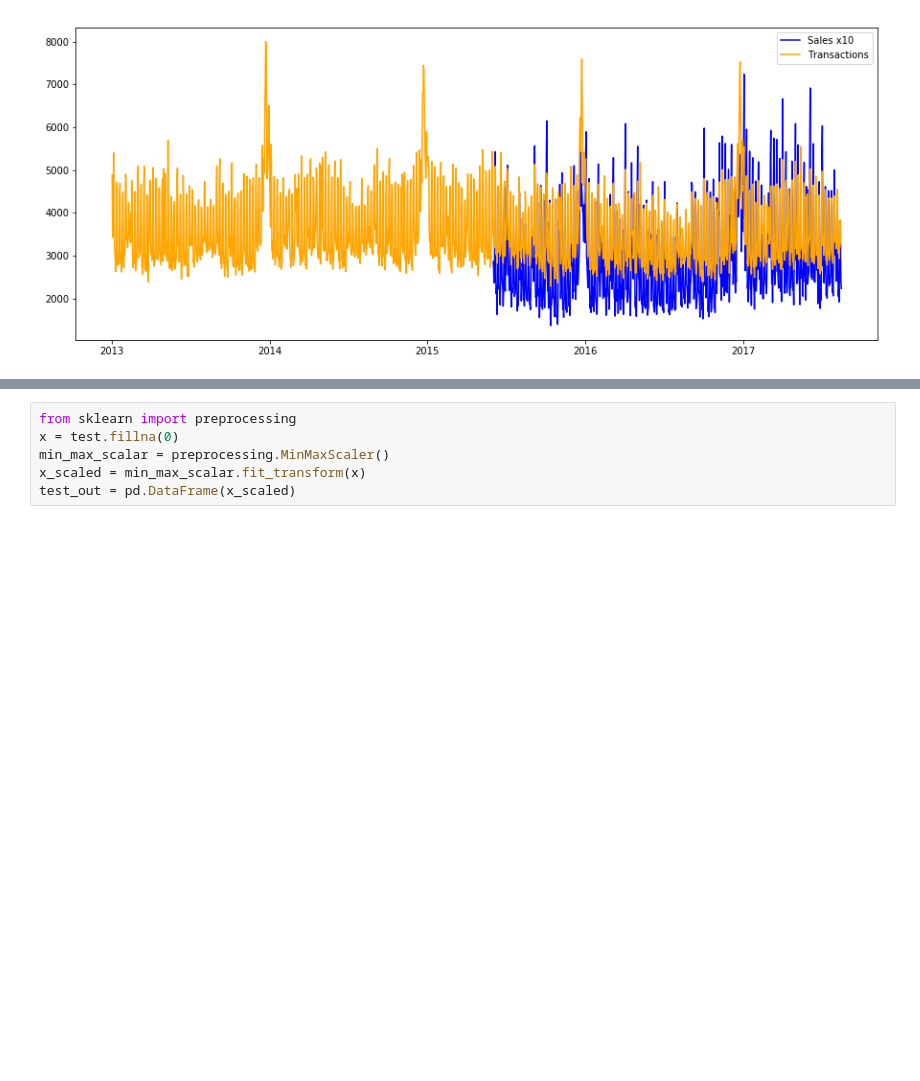
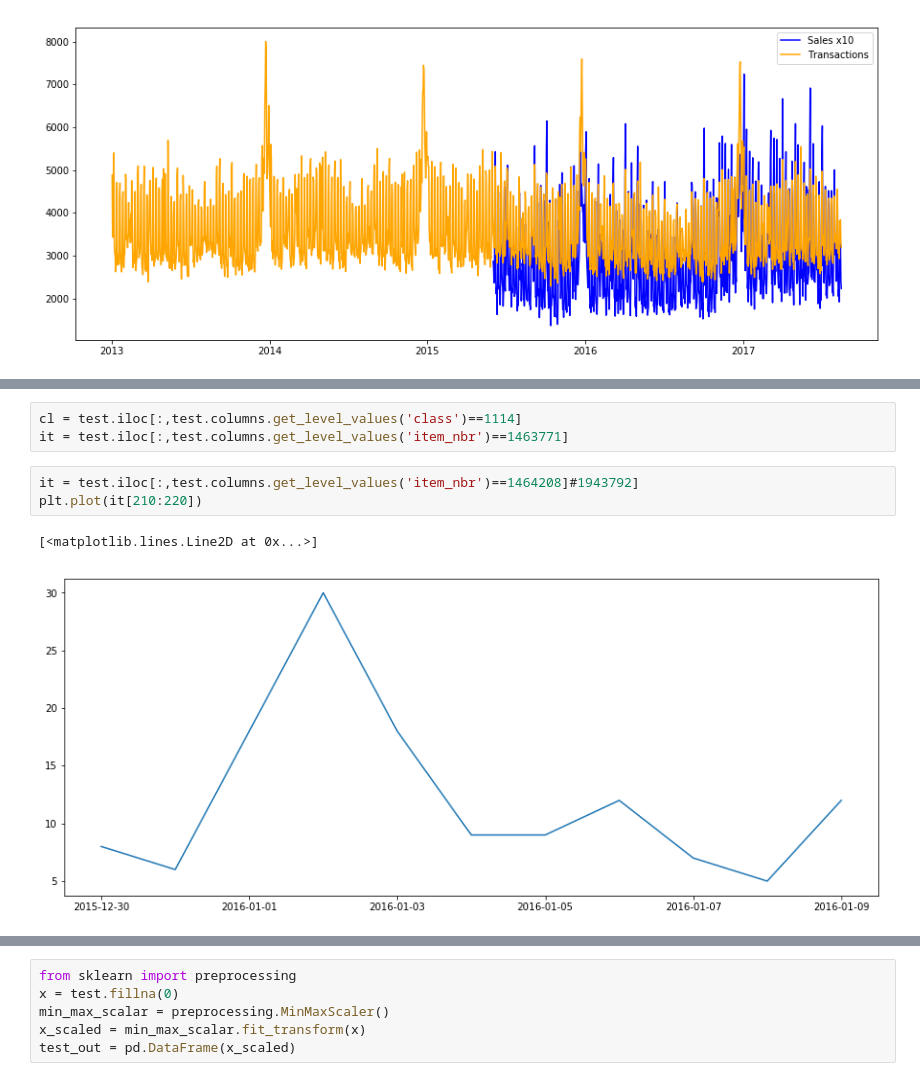
Before and after one commit to BestDaze/Favorita, a Jupyter notebook: Favorita_explore_2.ipynb, the cells around one changed output, grey strips where cells are left out. Cells and saved outputs as stored; diff of their text form; blank space fills up the shorter version.

```diff
--- a/Favorita_explore_2.ipynb
+++ b/Favorita_explore_2.ipynb
@@ -311,0 +323,9 @@ test
+# %%
+cl = test.iloc[:,test.columns.get_level_values('class')==1114]
+it = test.iloc[:,test.columns.get_level_values('item_nbr')==1463771]
+# %%
+it = test.iloc[:,test.columns.get_level_values('item_nbr')==1464208]#1943792]
+plt.plot(it[210:220])
+# %% [output]
+[<matplotlib.lines.Line2D at 0x...>]
+[figure, added]
```
Also changed, not shown: parts of 8 cells of this notebook.
